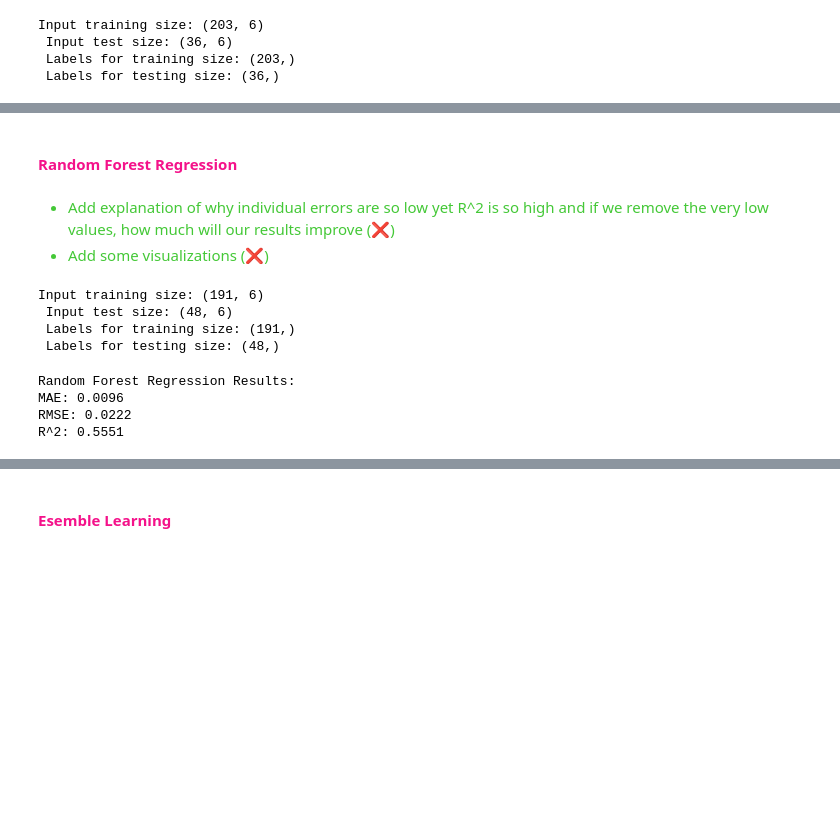
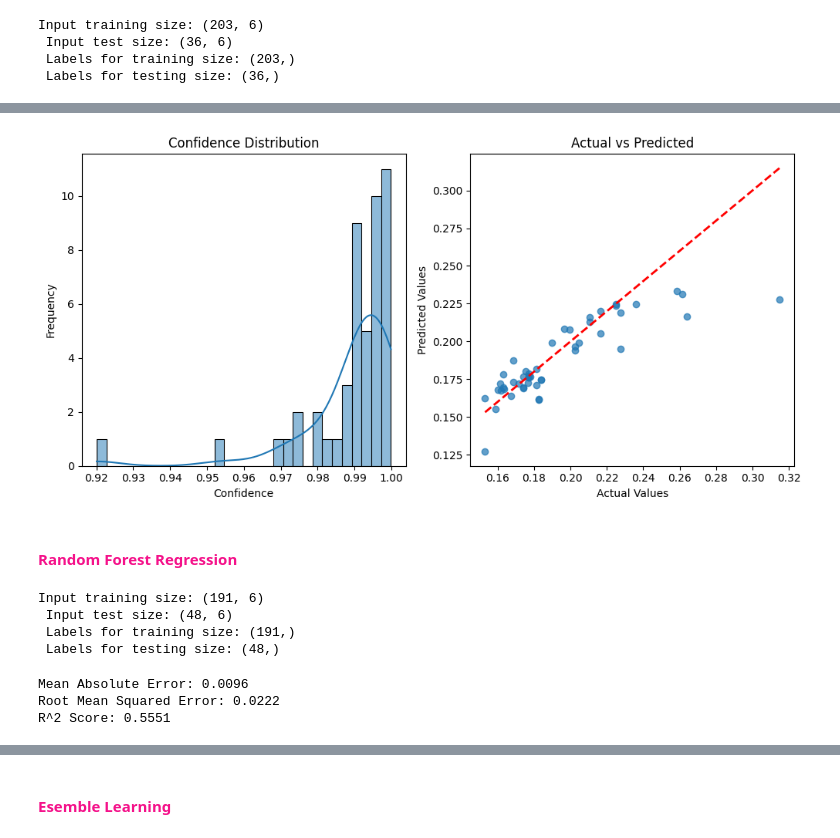
Before and after one commit to stahir01/Master-Thesis, a Jupyter notebook: Master_Thesis_Datasets_NewVersion.ipynb, the cells around one changed output, grey strips where cells are left out. Saved outputs shown, nothing was run; the diff lists cells and outputs as text; code cells hidden in the pictures; blank space fills up the shorter version.

Commit message:
Created functions for model evaluation and prediction, saved confidence results in dataset, saved models used in prediction, perform some comparative analysis, and explained the model results

```diff
--- a/Master_Thesis_Datasets_NewVersion.ipynb
+++ b/Master_Thesis_Datasets_NewVersion.ipynb
@@ -3027,14 +3088,7 @@ svr.fit(X_train, y_train.ravel())
 # Predict on the test set
 y_pred_scaled = svr.predict(X_test).reshape(-1, 1)
 
-# Inverse transform the predictions and actual values
-y_pred = y_scalar_value.inverse_transform(y_pred_scaled)
-y_test_original = y_scalar_value.inverse_transform(y_test)
 
-# Calculate metrics
-mae = mean_absolute_error(y_test_original, y_pred)
-rmse = mean_squared_error(y_test_original, y_pred, squared=False)
-r2 = r2_score(y_test_original, y_pred)
-
+mae, rmse, r2, y_pred, y_test_original = evaluate_model(y_test, y_pred_scaled, y_scalar_value)
 print(f'Mean Absolute Error: {mae:.4f}\nRoot Mean Squared Error: {rmse:.4f}\nR^2 Score: {r2:.4f}')
 # %% [output]
@@ -3079,0 +3098,3 @@ print(svr_results_df)
+# %%
+results_df_svr, avg_confidence = evaluate_model_confidence(y_test_original, y_pred)
+results_df_svr
@@ -3080,10 +3126,28 @@ print(svr_results_df)
+# %%
+# Plotting Confidence Distribution
+plt.figure(figsize=(10, 5))
+plt.subplot(1, 2, 1)
+sns.histplot(results_df_svr['Confidence'], kde=True, bins=30)
+plt.title('Confidence Distribution')
+plt.xlabel('Confidence')
+plt.ylabel('Frequency')
+
+# Plotting Actual vs Predicted
+plt.subplot(1, 2, 2)
+plt.scatter(results_df_svr['Actual'], results_df_svr['Predicted'], alpha=0.7)
+plt.plot([results_df_svr['Actual'].min(), results_df_svr['Actual'].max()],
+         [results_df_svr['Actual'].min(), results_df_svr['Actual'].max()],
+         'r--', lw=2)
+plt.title('Actual vs Predicted')
+plt.xlabel('Actual Values')
+plt.ylabel('Predicted Values')
+
+plt.tight_layout()
+plt.show()
+# %% [output]
+[figure, added]
 # %% [markdown]
 #### <font style="color: #F4128A;"> <strong>Random Forest Regression</strong></font>
-# %% [markdown]
-<ul style="color: #44C837;">
-    <li>Add explanation of why individual errors are so low yet R^2 is so high and if we remove the very low values, how much will our results improve (❌)</li>
-    <li> Add some visualizations (❌)</li>
-</ul>
 # %%
 features = ['Takeoff_Thrust_N', 'Thrust_Cruise_N', 'OPR_Sea_lvl', 'BPR', 'Mach_Number', 'Number_of_spools']
 target = 'SFC_Cruise_kg_s_N'
@@ -3104,23 +3168,12 @@ rf_regressor = RandomForestRegressor(
 rf_regressor.fit(X_train, y_train.ravel())
 
 # Predict on the test set
-y_pred_rf = rf_regressor.predict(X_test).reshape(-1, 1)
+rf_y_pred_scaled = rf_regressor.predict(X_test).reshape(-1, 1)
 
-# Inverse transform the predictions and actual values
-y_pred_rf = y_scalar_value.inverse_transform(y_pred_rf)
-y_test_original = y_scalar_value.inverse_transform(y_test)
 
-# Calculate metrics
-rf_mae = mean_absolute_error(y_test_original, y_pred_rf)
-rf_rmse = mean_squared_error(y_test_original, y_pred_rf, squared=False)
-rf_r2 = r2_score(y_test_original, y_pred_rf)
-
-print("Random Forest Regression Results:")
-print(f"MAE: {rf_mae:.4f}")
-print(f"RMSE: {rf_rmse:.4f}")
-print(f"R^2: {rf_r2:.4f}")
+mae_rf, rmse_rf, r2_rf, y_pred_rf, y_test_original_rf = evaluate_model(y_test, rf_y_pred_scaled, y_scalar_value)
+print(f'Mean Absolute Error: {mae_rf:.4f}\nRoot Mean Squared Error: {rmse_rf:.4f}\nR^2 Score: {r2_rf:.4f}')
 # %% [output]
-Random Forest Regression Results:
-MAE: 0.0096
-RMSE: 0.0222
-R^2: 0.5551
+Mean Absolute Error: 0.0096
+Root Mean Squared Error: 0.0222
+R^2 Score: 0.5551
```
Also changed, not shown: parts of 23 cells of this notebook, 12 other files.
